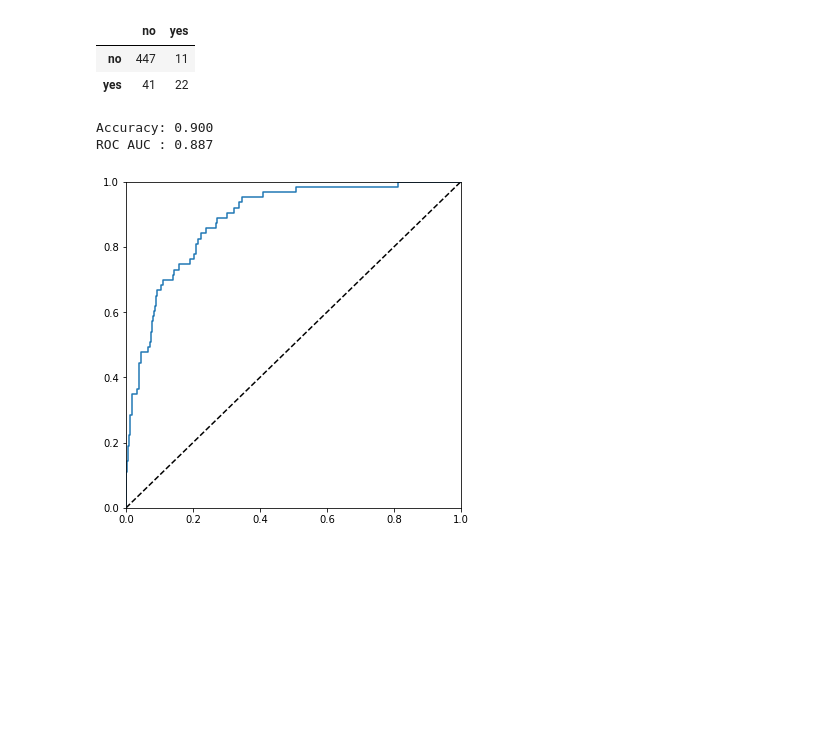
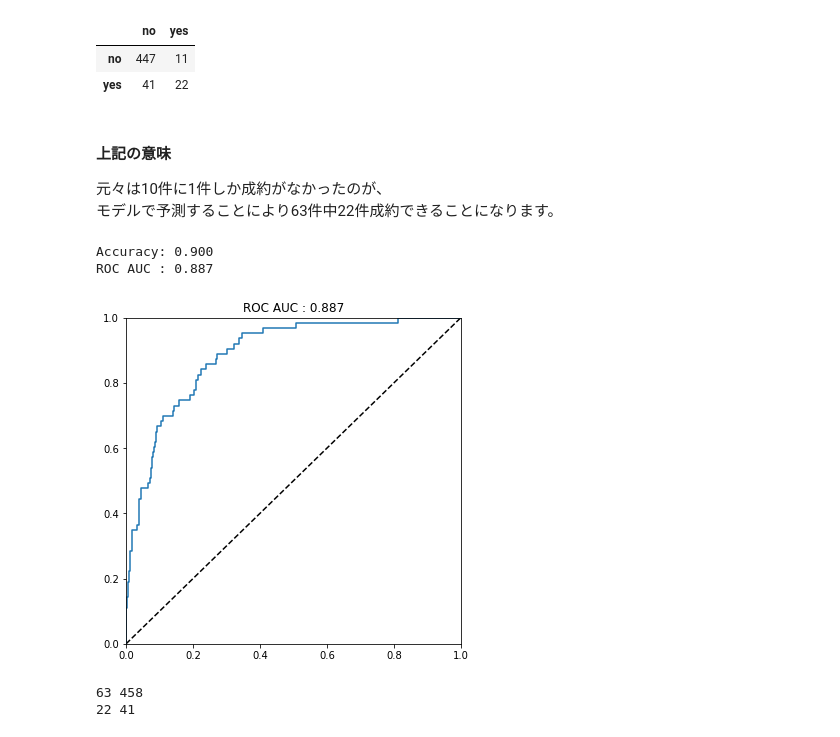
Before and after one commit to makaishi2/sample-data, a Jupyter notebook: notebooks/bank-marketing-autoai-test.ipynb, the cells around one changed output. Drawn from its saved outputs; the diff is of its cells as text; code cells hidden in the pictures; blank space fills up the shorter version.

```diff
--- a/notebooks/bank-marketing-autoai-test.ipynb
+++ b/notebooks/bank-marketing-autoai-test.ipynb
@@ -180,3 +206,8 @@ display(df_matrix)
+# %% [markdown]
+#### 上記の意味
+
+元々は10件に1件しか成約がなかったのが、
+モデルで予測することにより63件中22件成約できることになります。
 # %%
 # AccuracyとROC AUCの表示
 
@@ -188,15 +219,29 @@ ROC AUC : 0.887
 # %%
 # ROC曲線の描画
 
 %matplotlib inline
 import matplotlib.pyplot as plt
 
 plt.figure(figsize=(6,6))
 plt.clf()
 plt.plot([0, 1], [0, 1], 'k--')
 plt.plot(fpr, tpr, label='ROC Curve')
 plt.xlim([0.0, 1.0])
 plt.ylim([0.0, 1.0])
+plt.title("ROC AUC : %0.3f" % roc_auc)
 plt.show()
 # %% [output]
-[figure, old version]
+[figure, new version]
+# %%
+# 正解データの yesとnoの数の計算
+y_count = np.count_nonzero(correct == 'yes')
+n_count = np.count_nonzero(correct == 'no')
+print(y_count, n_count)
+
+# 予測値がyesだったもののうち、正解データのyesとnoの数
+yy_count = df_matrix['yes']['yes']
+yn_count = df_matrix['no']['yes']
+print(yy_count, yn_count)
+# %% [output]
+63 458
+22 41
```
Also changed, not shown: parts of 9 cells of this notebook, 1 other file.
